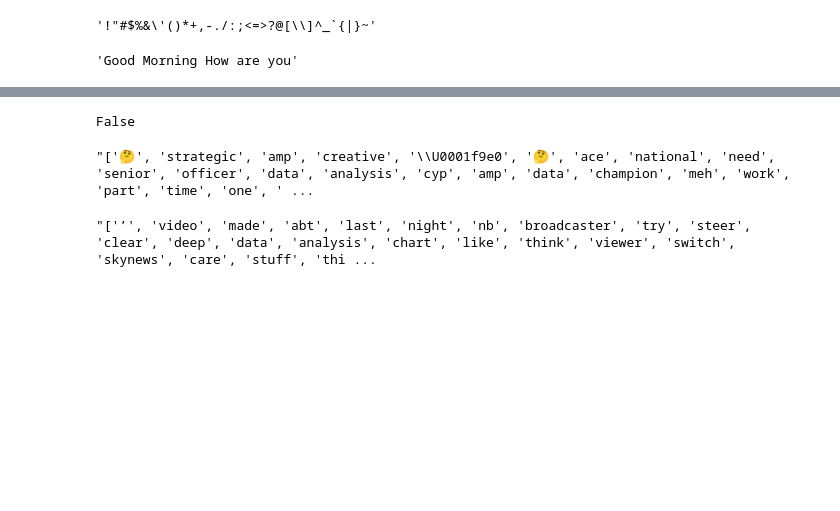
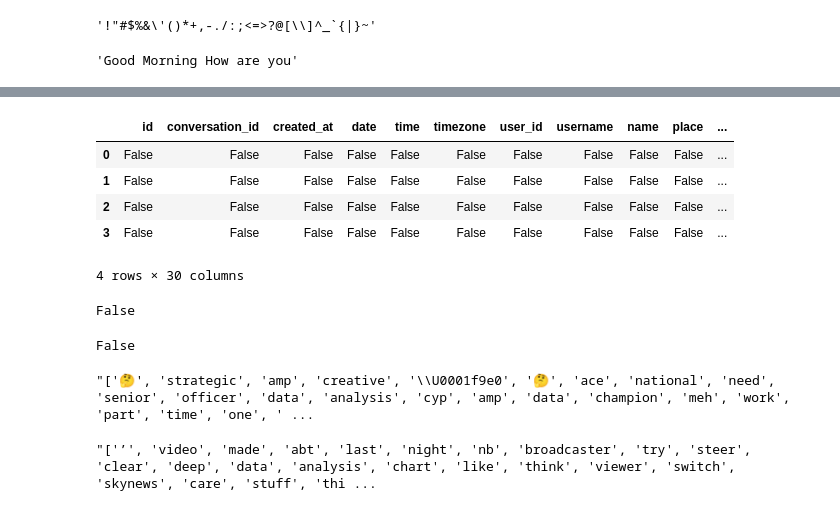
Before and after one commit to yesidc/MLinPractice, a Jupyter notebook: Untitled.ipynb, the cells around one changed output, grey strips where cells are left out. Drawn from its saved outputs; the diff is of its cells as text; code cells hidden in the pictures; blank space fills up the shorter version.

```diff
--- a/Untitled.ipynb
+++ b/Untitled.ipynb
@@ -28,0 +51,2 @@ df = pd.read_csv("data/preprocessing/preprocessed.csv")
+# %%
+df.drop(['user_rt','retweet_id','retweet_date','translate', 'trans_src', "near", "geo", "source","user_rt_id"], inplace = True, axis =1)
@@ -29,3 +63,16 @@ df = pd.read_csv("data/preprocessing/preprocessed.csv")
+# %%
+df.isnull().head(4)
+# %% [output]
+|  | id | conversation_id | created_at | date | time | timezone | user_id | username | name | place | ... |
+| 0 | False | False | False | False | False | False | False | False | False | False | ... |
+| 1 | False | False | False | False | False | False | False | False | False | False | ... |
+| 2 | False | False | False | False | False | False | False | False | False | False | ... |
+| 3 | False | False | False | False | False | False | False | False | False | False | ... |
+4 rows × 30 columns
+# %%
+df.isnull().values.any()
+# %% [output]
+False
 # %%
 df["cleaned_tweet"].isnull().values.any()
 # %% [output]
```
Also changed, not shown: parts of 4 cells of this notebook, 3 other files.
